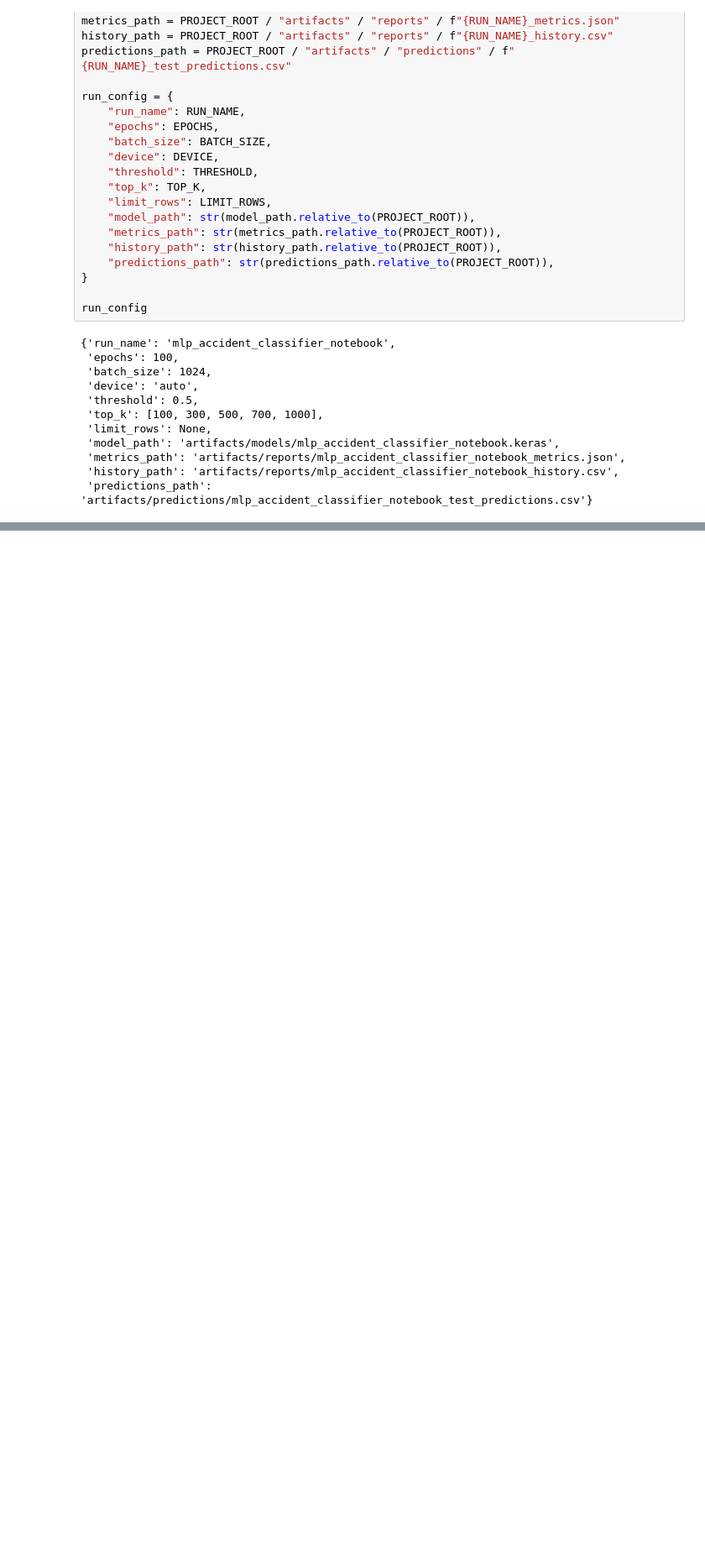
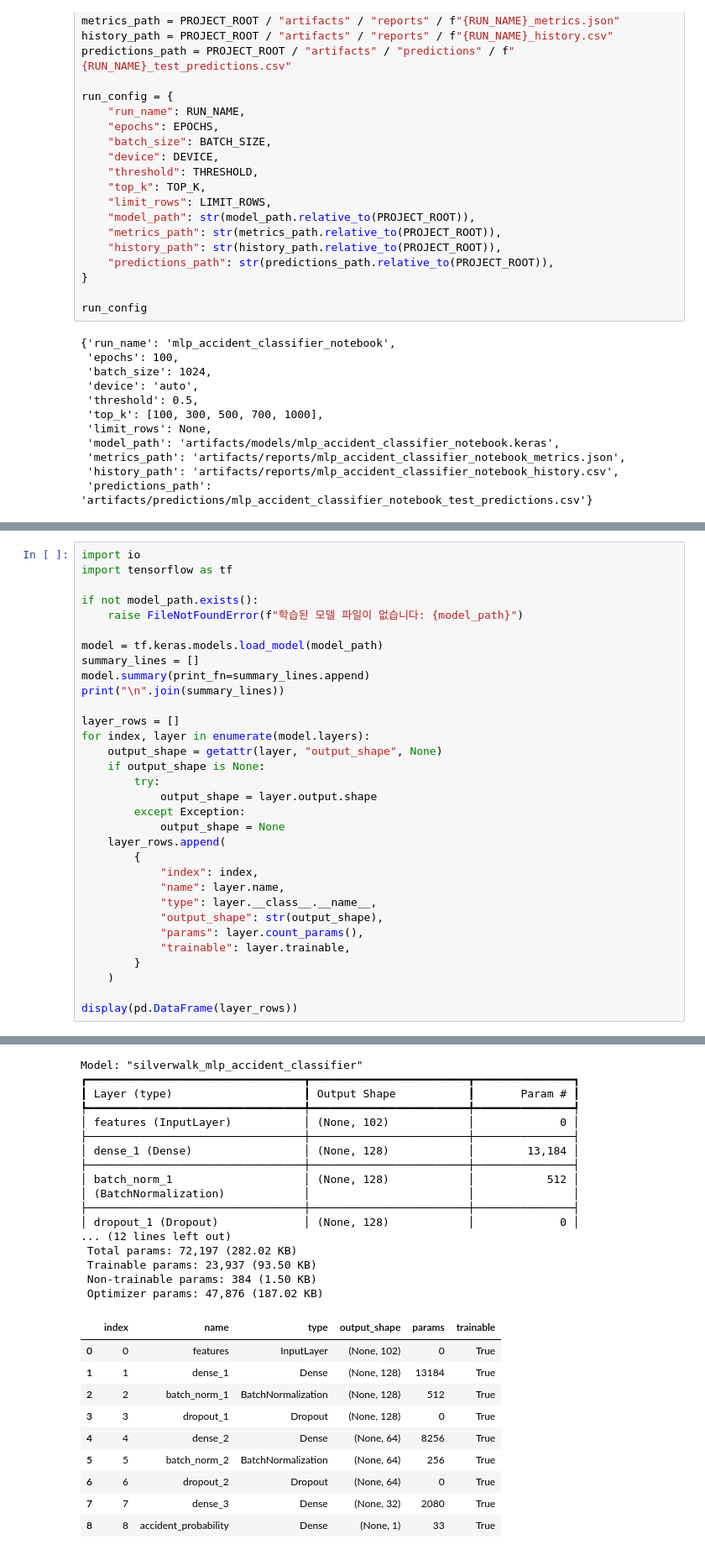
Before and after one commit to chan1945/SilverWalk, a Jupyter notebook: notebooks/model1.ipynb, the cells around one changed output, grey strips where cells are left out. Shown at 84% size. Drawn from its saved outputs; the diff is of its cells as text; blank space fills up the shorter version.

```diff
--- a/notebooks/model1.ipynb
+++ b/notebooks/model1.ipynb
@@ -223,2 +223,35 @@ Epoch 1/100
   }
 }
+# %%
+import io
+import tensorflow as tf
+
+if not model_path.exists():
+    raise FileNotFoundError(f"학습된 모델 파일이 없습니다: {model_path}")
+
+model = tf.keras.models.load_model(model_path)
+summary_lines = []
+model.summary(print_fn=summary_lines.append)
+print("\n".join(summary_lines))
+
+layer_rows = []
+for index, layer in enumerate(model.layers):
+    output_shape = getattr(layer, "output_shape", None)
+    if output_shape is None:
+        try:
+            output_shape = layer.output.shape
+        except Exception:
+            output_shape = None
+    layer_rows.append(
+        {
+            "index": index,
+            "name": layer.name,
+            "type": layer.__class__.__name__,
+            "output_shape": str(output_shape),
+            "params": layer.count_params(),
+            "trainable": layer.trainable,
+        }
+    )
+
+display(pd.DataFrame(layer_rows))
+# %% [output]
@@ -225,3 +267,30 @@ Epoch 1/100
+Model: "silverwalk_mlp_accident_classifier"
+┏━━━━━━━━━━━━━━━━━━━━━━━━━━━━━━━━━┳━━━━━━━━━━━━━━━━━━━━━━━━┳━━━━━━━━━━━━━━━┓
+┃ Layer (type)                    ┃ Output Shape           ┃       Param # ┃
+┡━━━━━━━━━━━━━━━━━━━━━━━━━━━━━━━━━╇━━━━━━━━━━━━━━━━━━━━━━━━╇━━━━━━━━━━━━━━━┩
+│ features (InputLayer)           │ (None, 102)            │             0 │
+├─────────────────────────────────┼────────────────────────┼───────────────┤
+│ dense_1 (Dense)                 │ (None, 128)            │        13,184 │
+├─────────────────────────────────┼────────────────────────┼───────────────┤
+│ batch_norm_1                    │ (None, 128)            │           512 │
+│ (BatchNormalization)            │                        │               │
+├─────────────────────────────────┼────────────────────────┼───────────────┤
+│ dropout_1 (Dropout)             │ (None, 128)            │             0 │
+... (12 lines left out)
+ Total params: 72,197 (282.02 KB)
+ Trainable params: 23,937 (93.50 KB)
+ Non-trainable params: 384 (1.50 KB)
+ Optimizer params: 47,876 (187.02 KB)
+|  | index | name | type | output_shape | params | trainable |
+| 0 | 0 | features | InputLayer | (None, 102) | 0 | True |
+| 1 | 1 | dense_1 | Dense | (None, 128) | 13184 | True |
+| 2 | 2 | batch_norm_1 | BatchNormalization | (None, 128) | 512 | True |
+| 3 | 3 | dropout_1 | Dropout | (None, 128) | 0 | True |
+| 4 | 4 | dense_2 | Dense | (None, 64) | 8256 | True |
+| 5 | 5 | batch_norm_2 | BatchNormalization | (None, 64) | 256 | True |
+| 6 | 6 | dropout_2 | Dropout | (None, 64) | 0 | True |
+| 7 | 7 | dense_3 | Dense | (None, 32) | 2080 | True |
+| 8 | 8 | accident_probability | Dense | (None, 1) | 33 | True |
 # %%
 with metrics_path.open("r", encoding="utf-8") as file:
     metrics = json.load(file)
```
Also changed, not shown: parts of 8 cells of this notebook, 1 other file.
